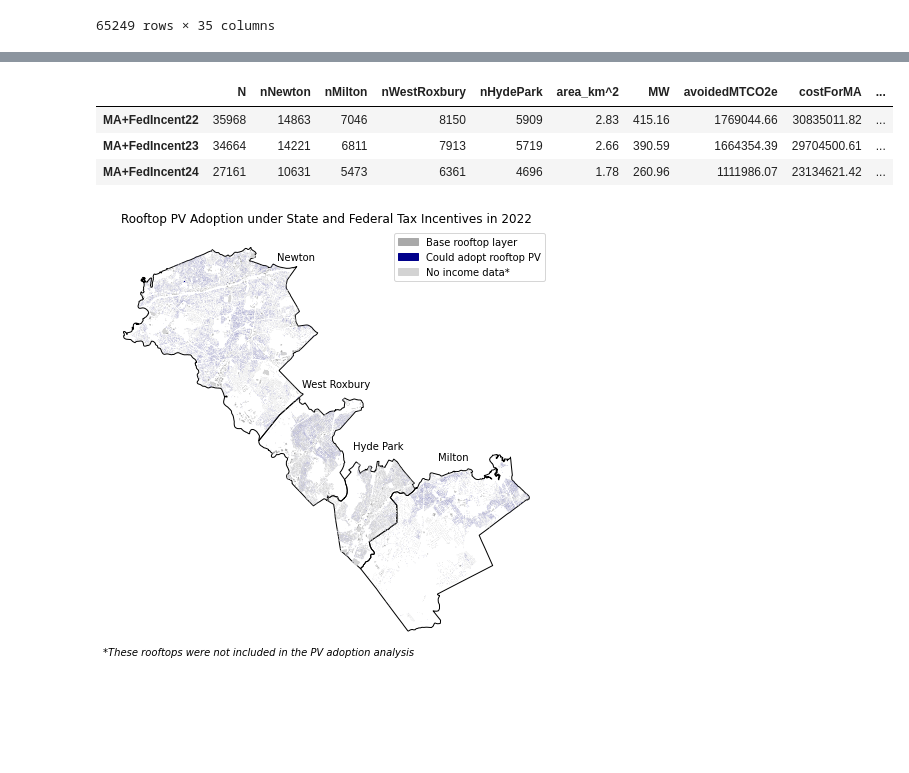
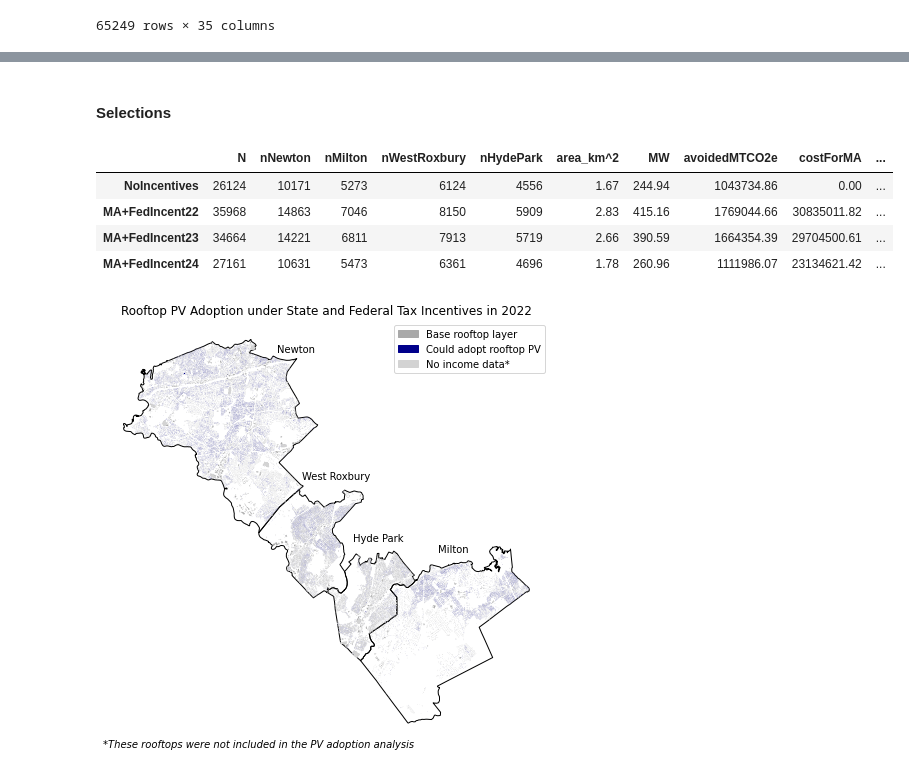
Before and after one commit to ghostpress/ma-solar, a Jupyter notebook: code/analysis.ipynb, the cells around one changed output, grey strips where cells are left out. Cells and saved outputs as stored; diff of their text form; code cells hidden in the pictures; blank space fills up the shorter version.

Commit message:
Added control scenario: no cincentives

```diff
--- a/code/analysis.ipynb
+++ b/code/analysis.ipynb
@@ -219,0 +392,10 @@ Obviously, there are multiple criteria for when rooftop PV installation is both
+# %%
+# Get the results
+
+control = selections_control(data, 'NoIncentives')
+
+sel0 = control[0]  # shapes
+res0 = control[1]  # table of results
+# %%
+outcomes = res0
+outcomes
@@ -366,3 +472,5 @@ def plot_scenario_by_town(selection, scenario_text, scenario_to_file):
+# %% [markdown]
+#### Selections
 # %%
 def selections_stateFed(data, scenario_text, yr):
 
@@ -482,10 +590,11 @@ res23 = stateFed23[1]  # table of results
 sel24 = stateFed24[0]  # shapes
 res24 = stateFed24[1]  # table of results
 # %%
-outcomes = res22.append(res23).append(res24)
+outcomes = outcomes.append(res22).append(res23).append(res24)
 outcomes
 # %% [output]
 |  | N | nNewton | nMilton | nWestRoxbury | nHydePark | area_km^2 | MW | avoidedMTCO2e | costForMA | ... |
+| NoIncentives | 26124 | 10171 | 5273 | 6124 | 4556 | 1.67 | 244.94 | 1043734.86 | 0.00 | ... |
 | MA+FedIncent22 | 35968 | 14863 | 7046 | 8150 | 5909 | 2.83 | 415.16 | 1769044.66 | 30835011.82 | ... |
 | MA+FedIncent23 | 34664 | 14221 | 6811 | 7913 | 5719 | 2.66 | 390.59 | 1664354.39 | 29704500.61 | ... |
 | MA+FedIncent24 | 27161 | 10631 | 5473 | 6361 | 4696 | 1.78 | 260.96 | 1111986.07 | 23134621.42 | ... |
```
Also changed, not shown: parts of 16 cells of this notebook.
